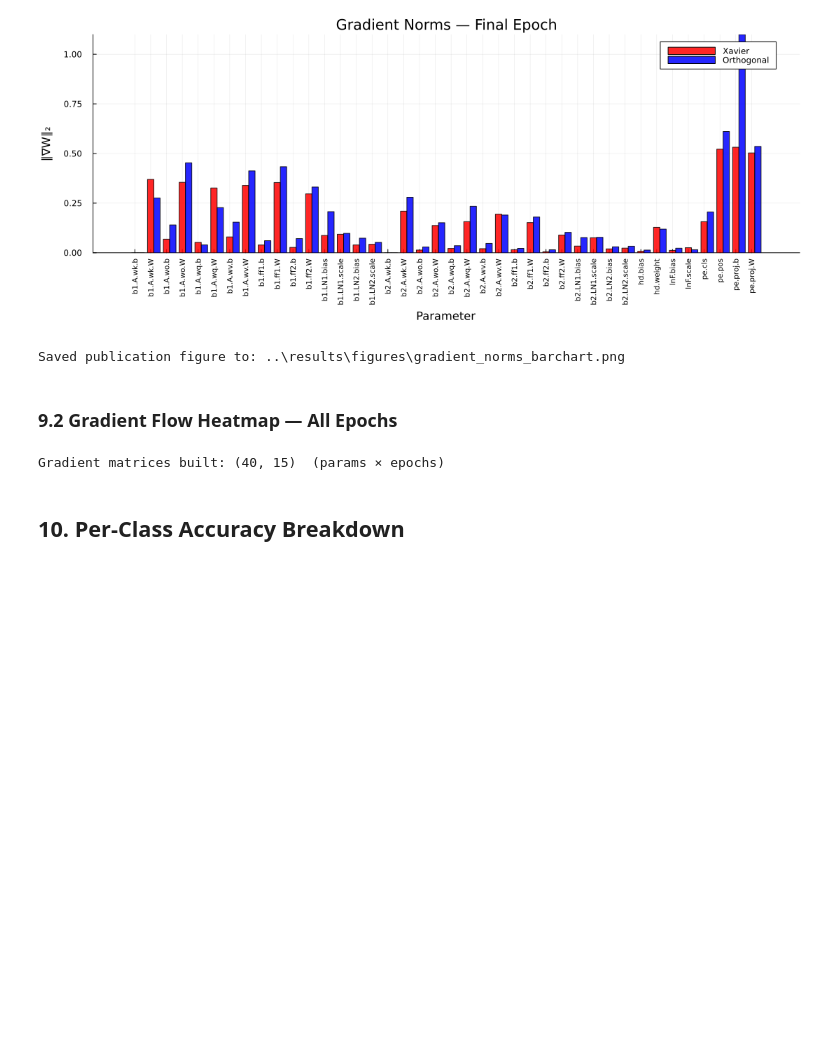
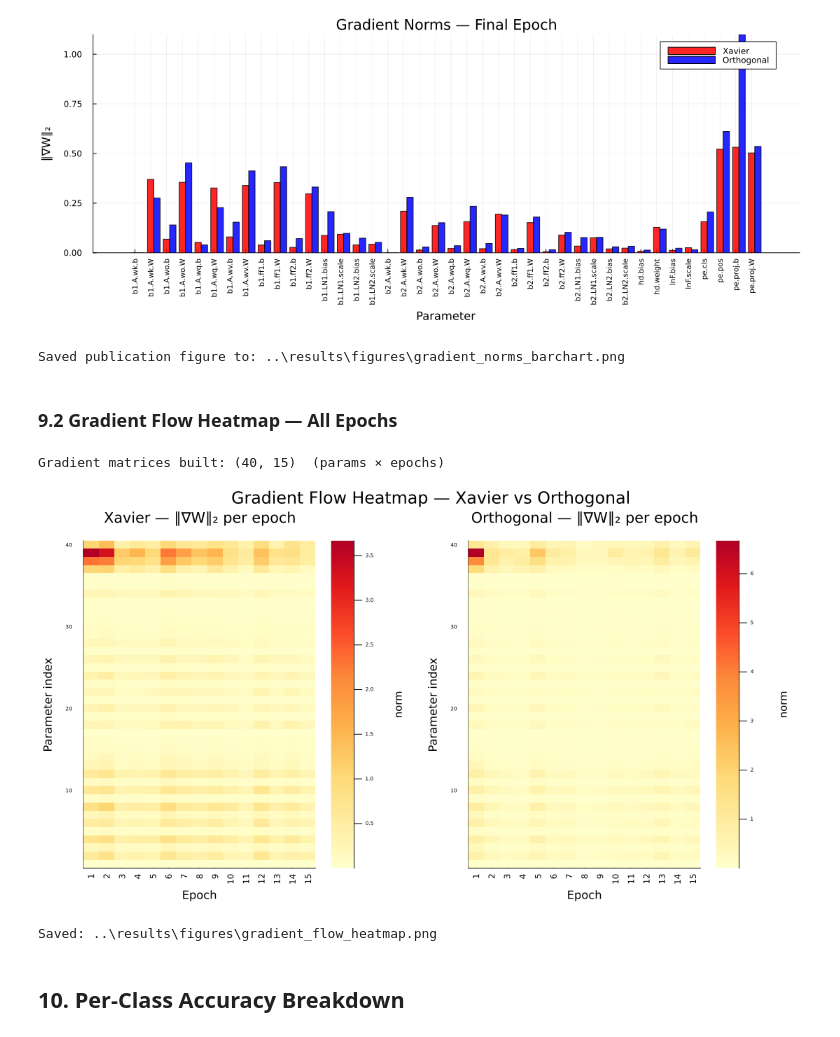
Before and after one commit to mavroul1s/vit-gradient-flow, a Jupyter notebook: notebooks/infer_vit.ipynb, the cells around one changed output. Cells and saved outputs as stored; diff of their text form; code cells hidden in the pictures; blank space fills up the shorter version.

```diff
--- a/notebooks/infer_vit.ipynb
+++ b/notebooks/infer_vit.ipynb
@@ -641,30 +641,33 @@ Gradient matrices built: (40, 15)  (params × epochs)
 # %%
 ph_x = heatmap(1:E, 1:n, mat_x,
     xlabel="Epoch", ylabel="Parameter index",
     title="Xavier — ∥∇W∥₂ per epoch",
     color=:YlOrRd, colorbar_title="norm",
     xticks=(1:E, string.(epochs_vec)), xrotation=90,
     ytickfontsize=5
 )
 
 ph_o = heatmap(1:E, 1:n, mat_o,
     xlabel="Epoch", ylabel="Parameter index",
     title="Orthogonal — ∥∇W∥₂ per epoch",
     color=:YlOrRd, colorbar_title="norm",
     xticks=(1:E, string.(epochs_vec)), xrotation=90,
     ytickfontsize=5
 )
 
 fig_heat = plot(ph_x, ph_o, layout=(1, 2), size=(1100, 600),
     plot_title="Gradient Flow Heatmap — Xavier vs Orthogonal",
     margin=5Plots.mm
 )
 
 display(fig_heat)
 
-heat_path = joinpath(OUT_DIR, "figures", "gradient_flow_heatmap.pdf")
+heat_path = joinpath(OUT_DIR, "figures", "gradient_flow_heatmap.png")
 savefig(fig_heat, heat_path)
 println("Saved: $heat_path")
+# %% [output]
+[figure, added]
+Saved: ..\results\figures\gradient_flow_heatmap.png
 # %% [markdown]
 ## 10. Per-Class Accuracy Breakdown
 # %%
```
Also changed, not shown: parts of 2 cells of this notebook, 7 other files.
